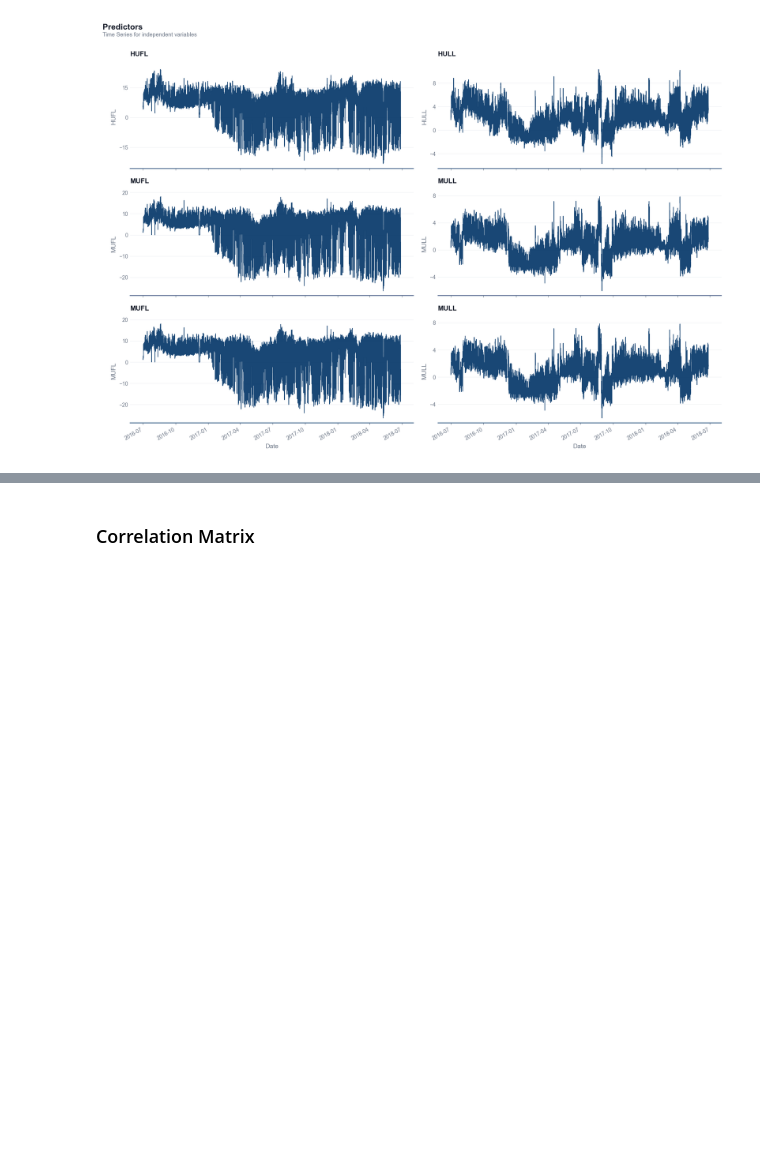
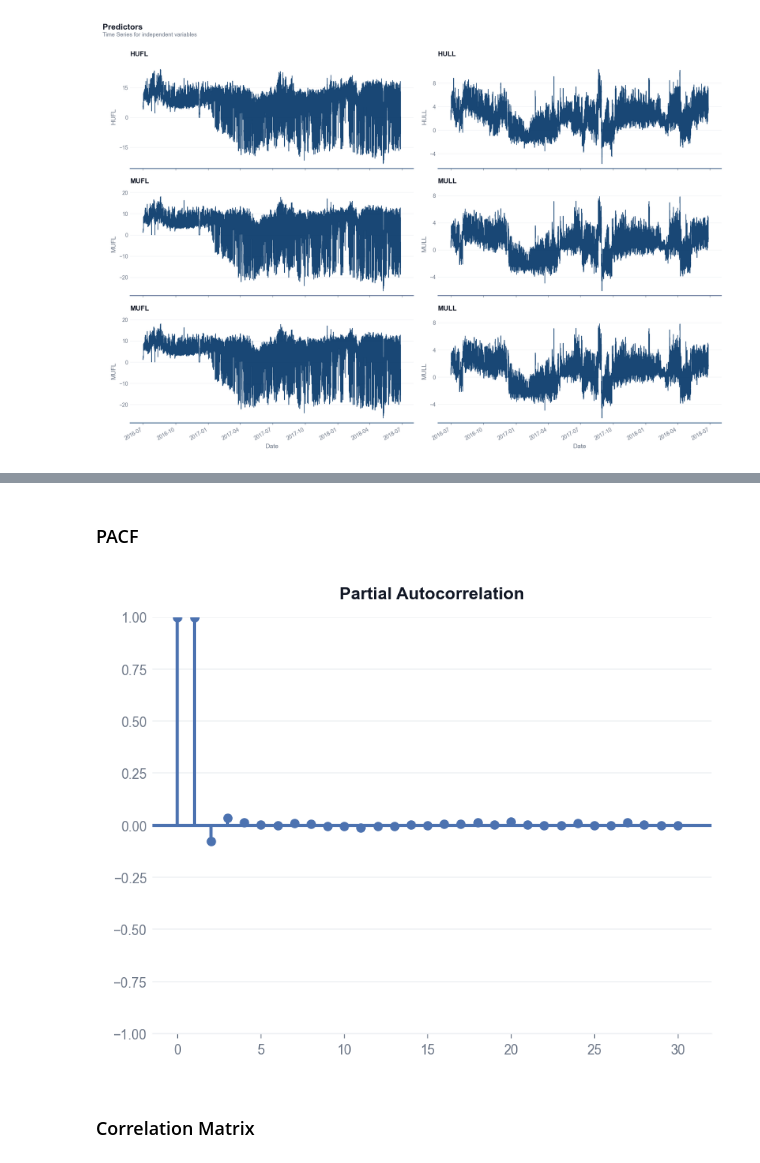
Before and after one commit to stuart-n-wilson/dissertation, a Jupyter notebook: notebooks/01_eda.ipynb, the cells around one changed output, grey strips where cells are left out. Saved outputs shown, nothing was run; the diff lists cells and outputs as text; code cells hidden in the pictures; blank space fills up the shorter version.

```diff
--- a/notebooks/01_eda.ipynb
+++ b/notebooks/01_eda.ipynb
@@ -115,3 +147,11 @@ fig.savefig("../figures/eda/target-time-series.png")
+# %% [markdown]
+### PACF
+# %%
+from statsmodels.graphics.tsaplots import plot_pacf
+
+pacf_plot = plot_pacf(df.OT, lags=30)
+# %% [output]
+[figure, added]
 # %% [markdown]
 ### Correlation Matrix
 # %%
```
Also changed, not shown: parts of 8 cells of this notebook, 3 other files.
